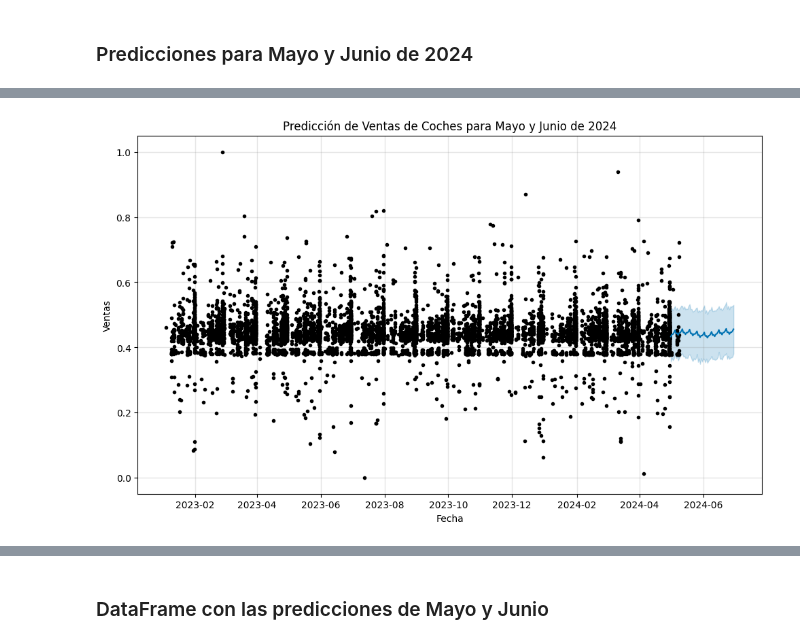
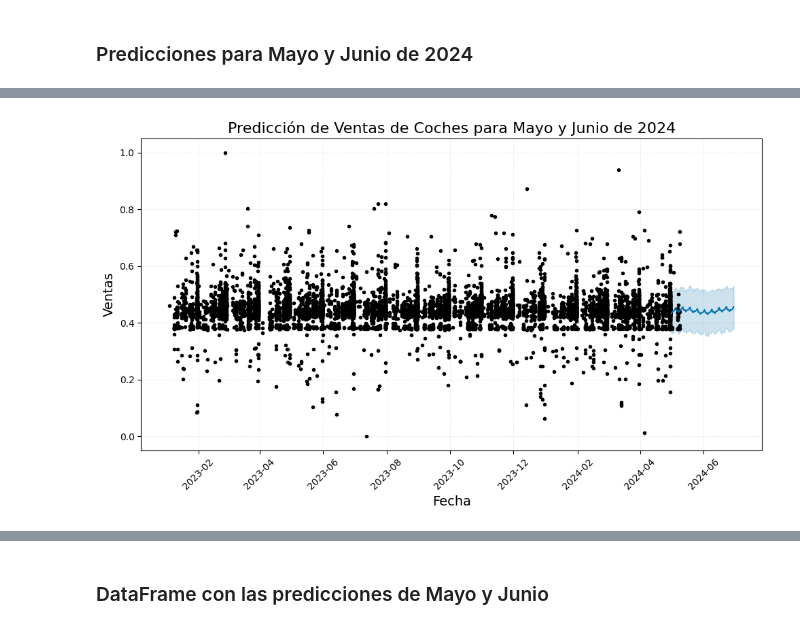
Before and after one commit to Nambu89/Vehicle-Sales-Prediction-Project-in-Spain, a Jupyter notebook: Sales.ipynb, the cells around one changed output, grey strips where cells are left out. Saved outputs shown, nothing was run; the diff lists cells and outputs as text; code cells hidden in the pictures.

```diff
--- a/Sales.ipynb
+++ b/Sales.ipynb
@@ -143,3 +143,6 @@ df2.dropna(subset = ['Fecha'], inplace = True)
 # %%
 # Establecer la columan 'Fecha' como índice
 df2.set_index('Fecha', inplace = True)
+# %%
+# Usar 'Facturación' como ventas
+df2['Facturación'] = df2['Facturación'].astype(float)
@@ -441,18 +447,21 @@ El entendimiento detallado de la volatilidad en las predicciones de ventas ayuda
 # %%
 # Crear un DataFrame con las fechas específicas de mayo y junio de 2024
 start_date = '2024-05-01'
 end_date = '2024-06-30'
 future_dates = pd.date_range(start=start_date, end=end_date)
 future_df = pd.DataFrame({'ds': future_dates})
 
 # Predecir las ventas para esas fechas
 forecast = model.predict(future_df)
 
 # Visualizar las predicciones para mayo y junio de 2024
 fig = model.plot(forecast)
-plt.title('Predicción de Ventas de Coches para Mayo y Junio de 2024')
-plt.xlabel('Fecha')
-plt.ylabel('Ventas')
+plt.title('Predicción de Ventas de Coches para Mayo y Junio de 2024', fontsize=16)
+plt.xlabel('Fecha', fontsize=14)
+plt.ylabel('Ventas', fontsize=14)
+plt.xticks(rotation=45)
+plt.grid(True, which='both', linestyle='--', linewidth=0.5)
+plt.tight_layout()
 plt.show()
 # %% [output]
-[figure, old version]
+[figure, new version]
```
Also changed, not shown: parts of 19 cells of this notebook.
